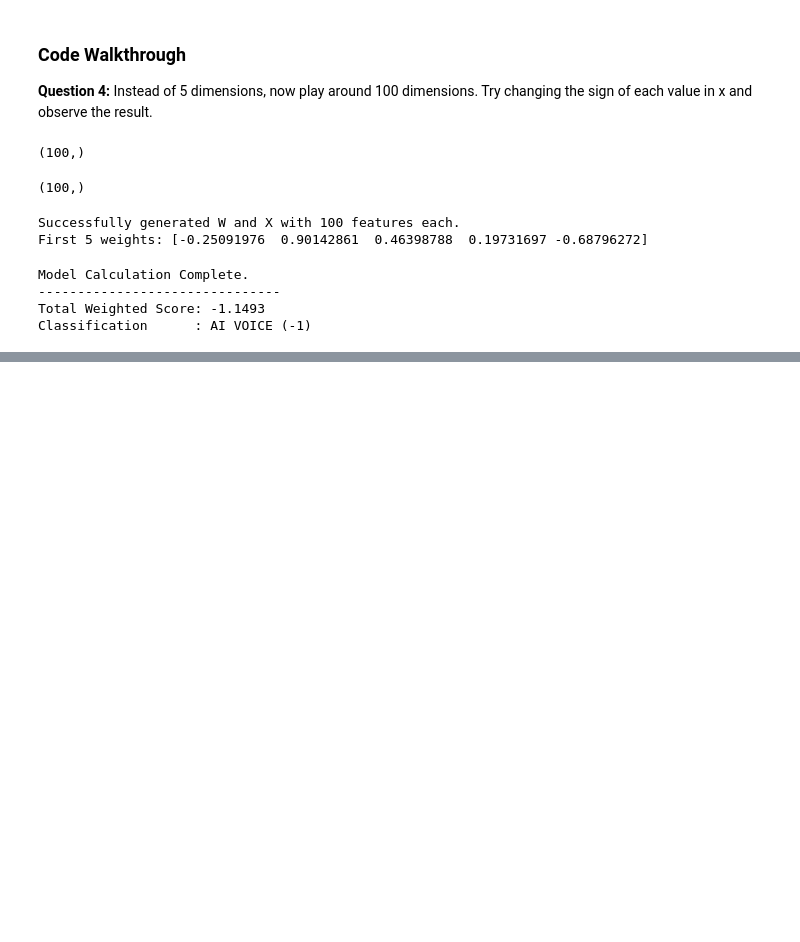
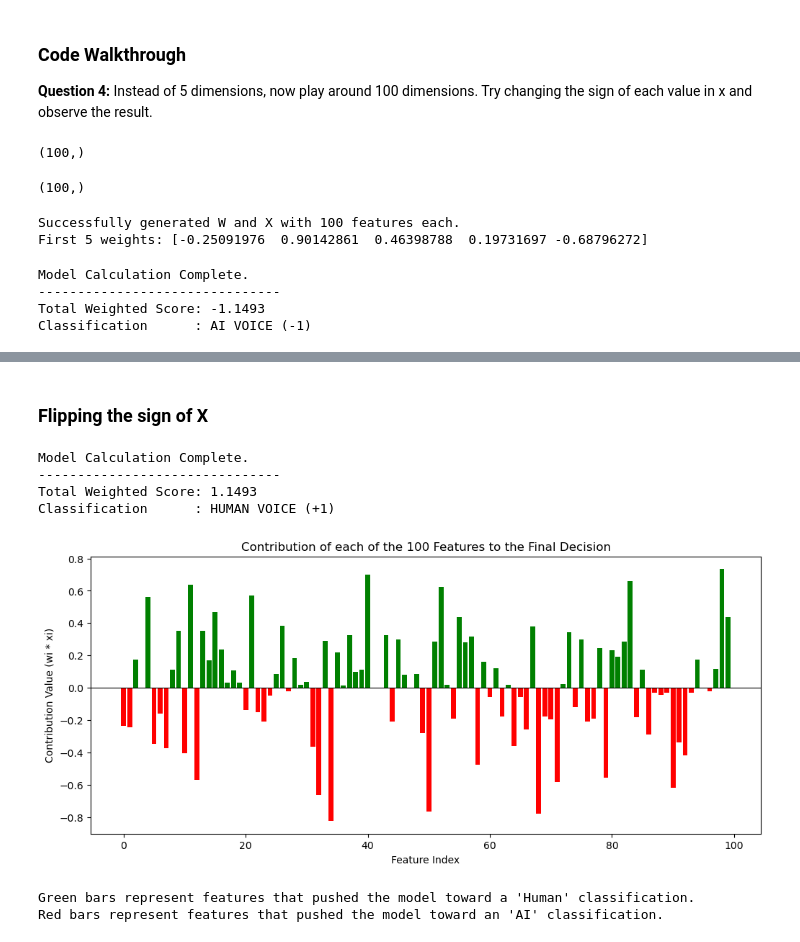
Before and after one commit to amitabh-anandpd/SMAI, a Jupyter notebook: KNN-2.ipynb, the cells around one changed output, grey strips where cells are left out. Drawn from its saved outputs; the diff is of its cells as text; code cells hidden in the pictures; blank space fills up the shorter version.

```diff
--- a/KNN-2.ipynb
+++ b/KNN-2.ipynb
@@ -158,2 +158,6 @@ print("Red bars represent features that pushed the model toward an 'AI' classifi
 Green bars represent features that pushed the model toward a 'Human' classification.
 Red bars represent features that pushed the model toward an 'AI' classification.
+# %% [markdown]
+### Flipping the sign of X
+# %%
+X = -1 * X
@@ -159,0 +167,31 @@ Red bars represent features that pushed the model toward an 'AI' classification.
+# %%
+new_result_text = "HUMAN VOICE (+1)" if new_prediction == 1 else "AI VOICE (-1)"
+
+print(f"Model Calculation Complete.")
+print(f"-------------------------------")
+print(f"Total Weighted Score: {new_score:.4f}")
+print(f"Classification      : {new_result_text}")
+# %% [output]
+Model Calculation Complete.
+-------------------------------
+Total Weighted Score: 1.1493
+Classification      : HUMAN VOICE (+1)
+# %%
+# 6. # Multiply W and X element-wise to see the 'contribution' of each feature
+# Some features will have a positive impact, others a negative impact
+new_contributions = W * X
+
+plt.figure(figsize=(12, 5))
+plt.bar(range(dimensions), new_contributions, color=['green' if c > 0 else 'red' for c in new_contributions])
+plt.axhline(0, color='black', linewidth=0.8)
+plt.title("Contribution of each of the 100 Features to the Final Decision")
+plt.xlabel("Feature Index")
+plt.ylabel("Contribution Value (wi * xi)")
+plt.show()
+
+print("Green bars represent features that pushed the model toward a 'Human' classification.")
+print("Red bars represent features that pushed the model toward an 'AI' classification.")
+# %% [output]
+[figure, added]
+Green bars represent features that pushed the model toward a 'Human' classification.
+Red bars represent features that pushed the model toward an 'AI' classification.
```
Also changed, not shown: parts of 2 cells of this notebook.
